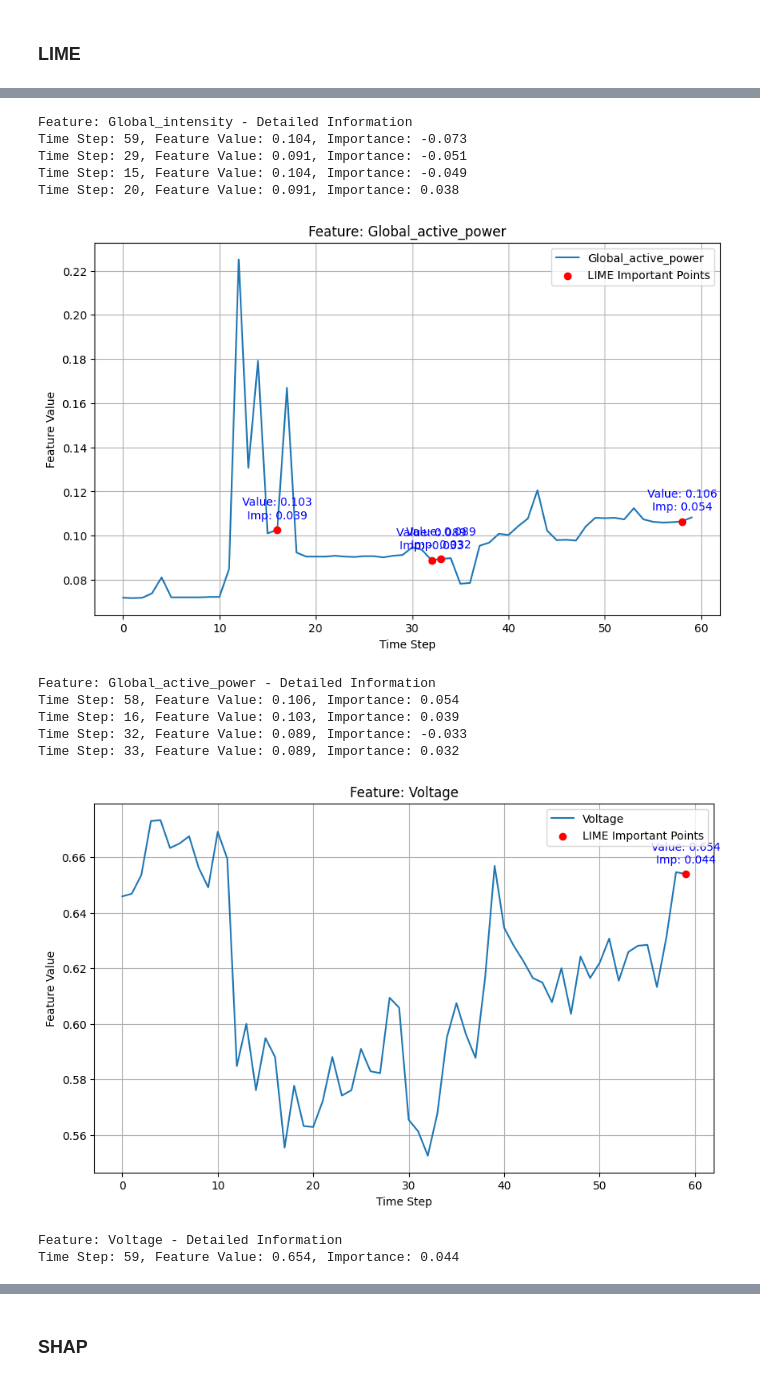
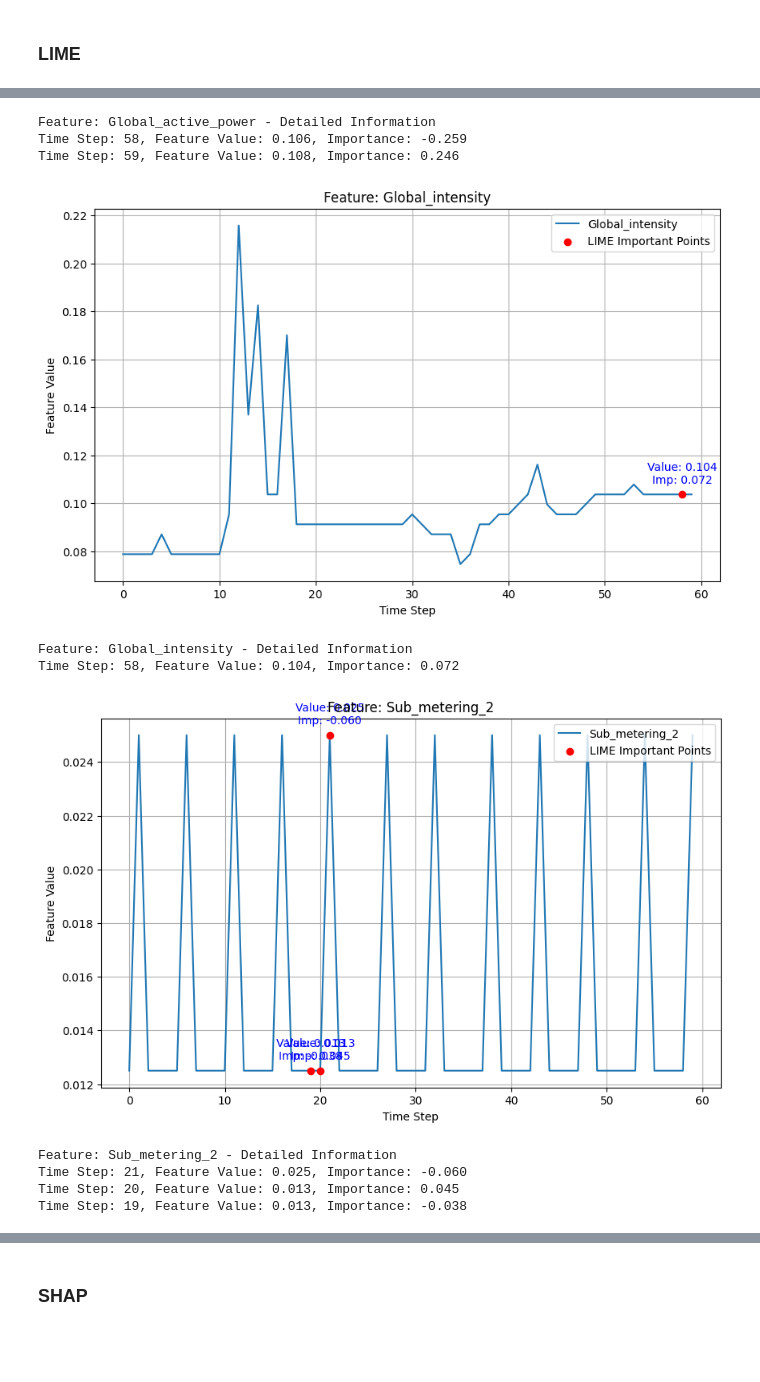
Before and after one commit to SeunghoHan/xai-application, a Jupyter notebook: main.ipynb, the cells around one changed output, grey strips where cells are left out. Cells and saved outputs as stored; diff of their text form; code cells hidden in the pictures; blank space fills up the shorter version.

```diff
--- a/main.ipynb
+++ b/main.ipynb
@@ -31,7 +33,8 @@ print(f'Using device: {device}')
 # %% [output]
 Using device: cuda
 # %%
-model_name = 'LSTM'  # or 'GRU', this can be changed based on the user's choice
+# 'LSTM' or 'GRU' for LIME and SHAP, 'LSTM_Attention' for 'Attention'
+model_name = 'LSTM'
 hidden_size = 50
 num_layers = 2
 output_size = 1
@@ -41,12 +44,14 @@ batch_size = 64
 learning_rate = 0.001
 sequence_length = 60  # e.g., past 60 minutes
 num_of_features = 4
+feature_idx = [0, 1, 2, 3]
 input_size = num_of_features  # Number of total features in the dataset
 
-model_path = './trained_models/{}_features_{}.pth'.format(model_name, num_of_features)
+model_path = ('./trained_models/{}_features_' + '_'.join(['{}'] * len(feature_idx)) + '.pth').format(model_name, *feature_idx)
 lime_path = './trained_explainer/lime_explainer_config.json'
 # %%
 dataset = PowerConsumptionDataset(file_path='data/household_power_consumption.txt',
+                                  feature_idx = feature_idx,
                                   num_of_features=num_of_features)
 train_sequences, eval_sequences, train_targets, eval_targets = dataset.load_data()
 # %%
@@ -83,6 +88,6 @@ else:
     raise ValueError(f"Explainer type '{explainer_type}' is not recognized.")
 # %%
 # Explain a specific data point
-explanation = explainer.explain(train_sequences[0])
+explanation = explainer.explain(train_sequences[1])
 # %% [output]
 [interactive output not drawn]
@@ -90,14 +95,11 @@ explanation = explainer.explain(train_sequences[0])
-Feature: Global_intensity - Detailed Information
-Time Step: 59, Feature Value: 0.104, Importance: -0.073
-Time Step: 29, Feature Value: 0.091, Importance: -0.051
-Time Step: 15, Feature Value: 0.104, Importance: -0.049
-Time Step: 20, Feature Value: 0.091, Importance: 0.038
+Feature: Global_active_power - Detailed Information
+Time Step: 58, Feature Value: 0.106, Importance: -0.259
+Time Step: 59, Feature Value: 0.108, Importance: 0.246
-[figure, old version]
+[figure, new version]
-Feature: Global_active_power - Detailed Information
-Time Step: 58, Feature Value: 0.106, Importance: 0.054
-Time Step: 16, Feature Value: 0.103, Importance: 0.039
-Time Step: 32, Feature Value: 0.089, Importance: -0.033
-Time Step: 33, Feature Value: 0.089, Importance: 0.032
+Feature: Global_intensity - Detailed Information
+Time Step: 58, Feature Value: 0.104, Importance: 0.072
-[figure, old version]
+[figure, new version]
-Feature: Voltage - Detailed Information
-Time Step: 59, Feature Value: 0.654, Importance: 0.044
+Feature: Sub_metering_2 - Detailed Information
+Time Step: 21, Feature Value: 0.025, Importance: -0.060
+Time Step: 20, Feature Value: 0.013, Importance: 0.045
+Time Step: 19, Feature Value: 0.013, Importance: -0.038
```
Also changed, not shown: parts of 9 cells of this notebook, 7 other files.
